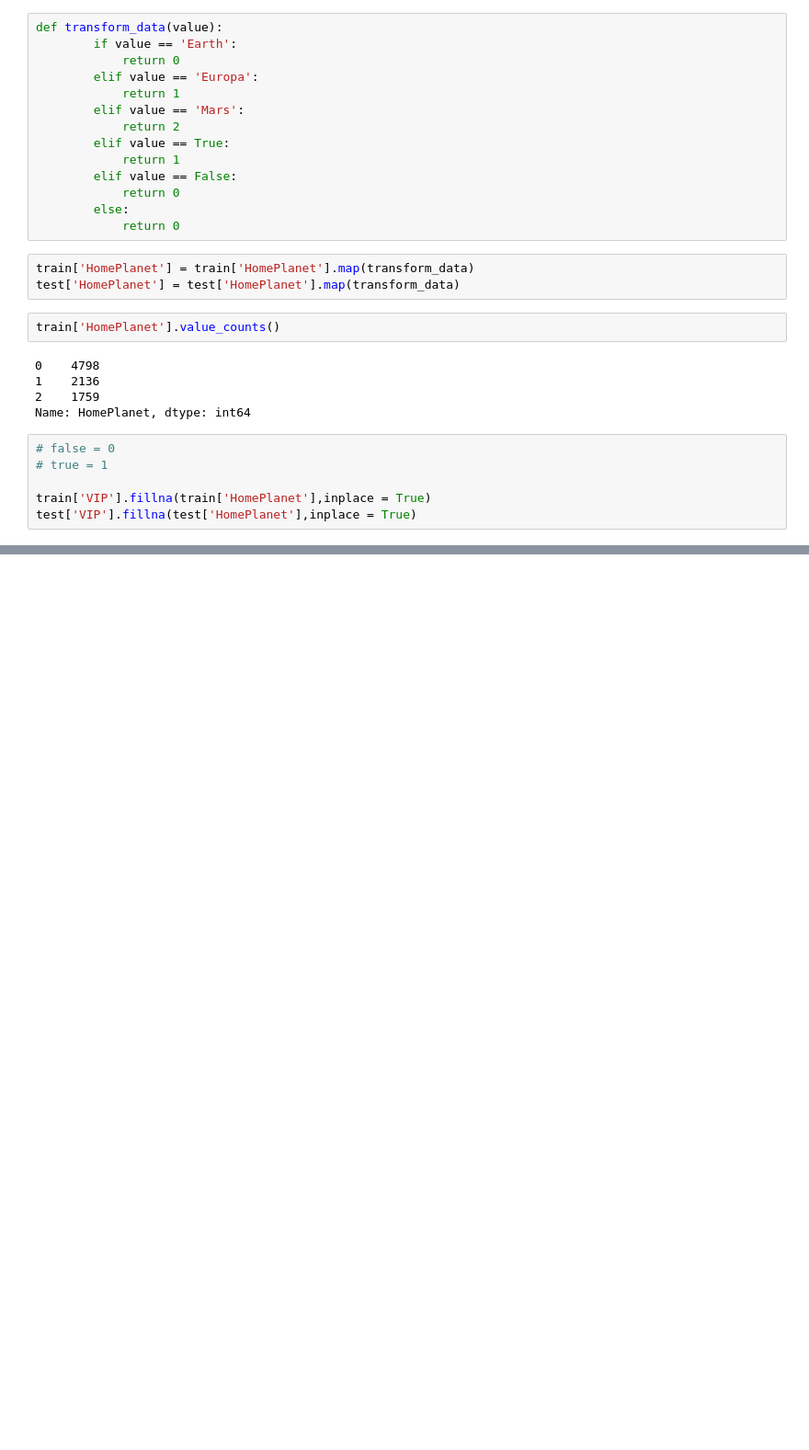
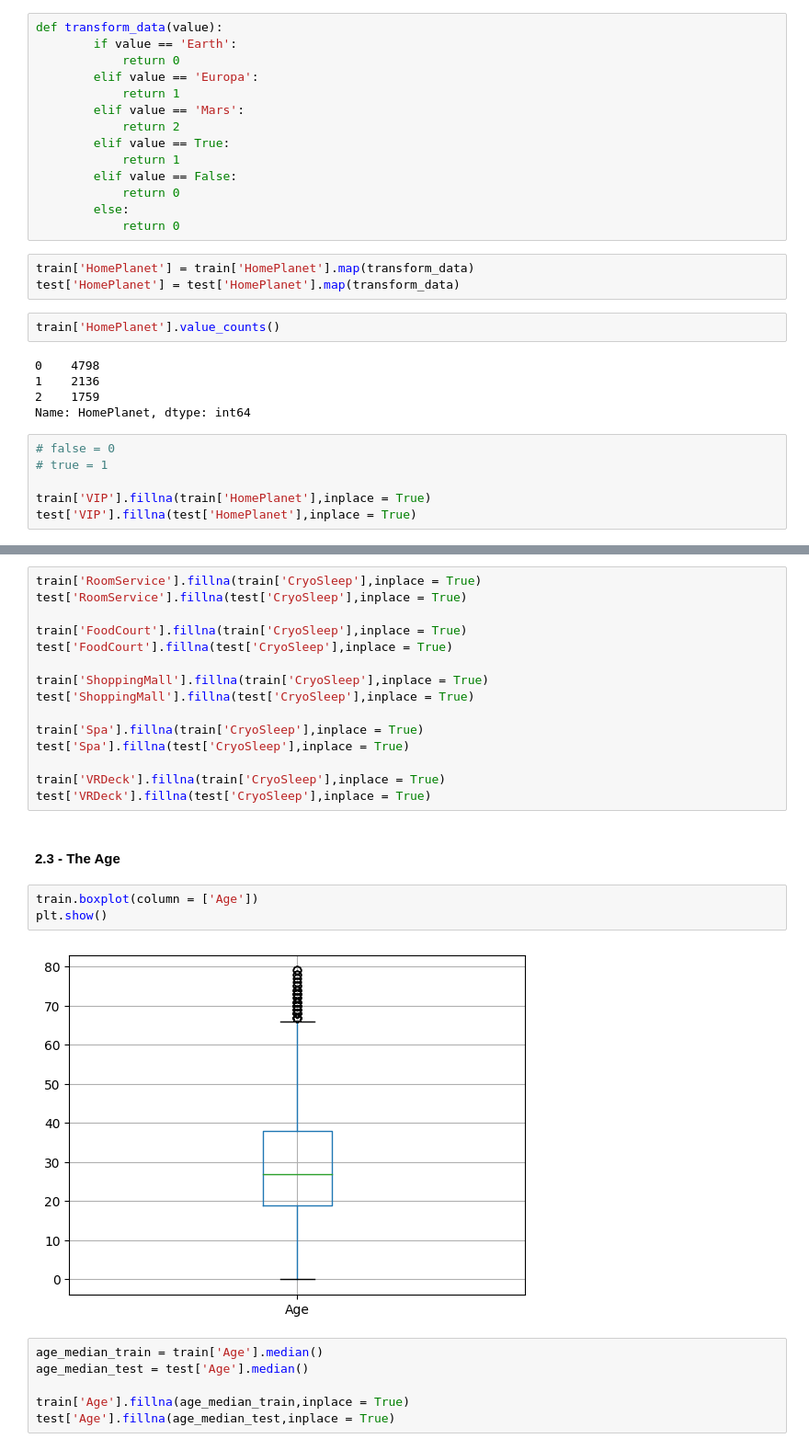
Before and after one commit to Mota-Scientist/Basic-Kaggle-Competitions, a Jupyter notebook: Spaceship_Titanic/spacial_titanic.ipynb, the cells around one changed output, grey strips where cells are left out. Shown: that part at 92% size. Drawn from its saved outputs; the diff is of its cells as text; blank space fills up the shorter version.

```diff
--- a/Spaceship_Titanic/spacial_titanic.ipynb
+++ b/Spaceship_Titanic/spacial_titanic.ipynb
@@ -195,0 +300,28 @@ test['VIP'].fillna(test['HomePlanet'],inplace = True)
+# %%
+train['RoomService'].fillna(train['CryoSleep'],inplace = True)
+test['RoomService'].fillna(test['CryoSleep'],inplace = True)
+
+train['FoodCourt'].fillna(train['CryoSleep'],inplace = True)
+test['FoodCourt'].fillna(test['CryoSleep'],inplace = True)
+
+train['ShoppingMall'].fillna(train['CryoSleep'],inplace = True)
+test['ShoppingMall'].fillna(test['CryoSleep'],inplace = True)
+
+train['Spa'].fillna(train['CryoSleep'],inplace = True)
+test['Spa'].fillna(test['CryoSleep'],inplace = True)
+
+train['VRDeck'].fillna(train['CryoSleep'],inplace = True)
+test['VRDeck'].fillna(test['CryoSleep'],inplace = True)
+# %% [markdown]
+#### 2.3 - The Age
+# %%
+train.boxplot(column = ['Age'])
+plt.show()
+# %% [output]
+[figure, added]
+# %%
+age_median_train = train['Age'].median()
+age_median_test = test['Age'].median()
+
+train['Age'].fillna(age_median_train,inplace = True)
+test['Age'].fillna(age_median_test,inplace = True)
```
Also changed, not shown: parts of 34 cells of this notebook.
